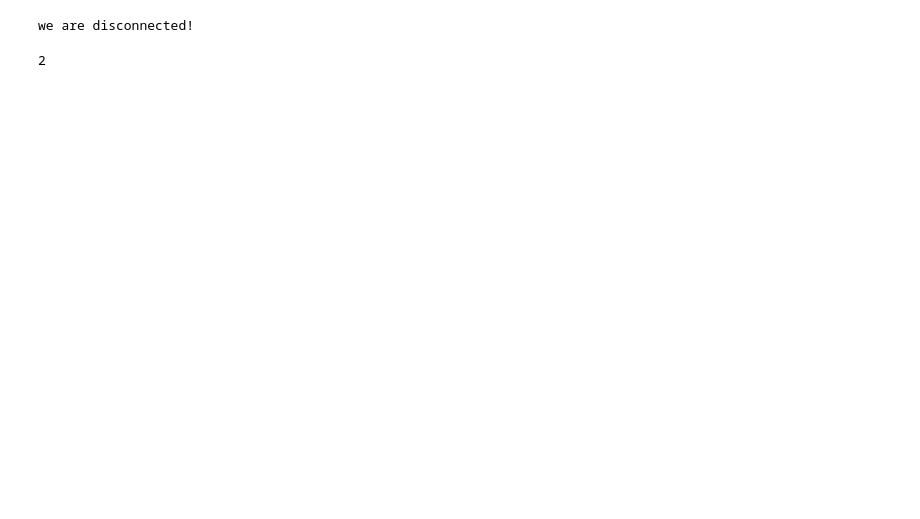
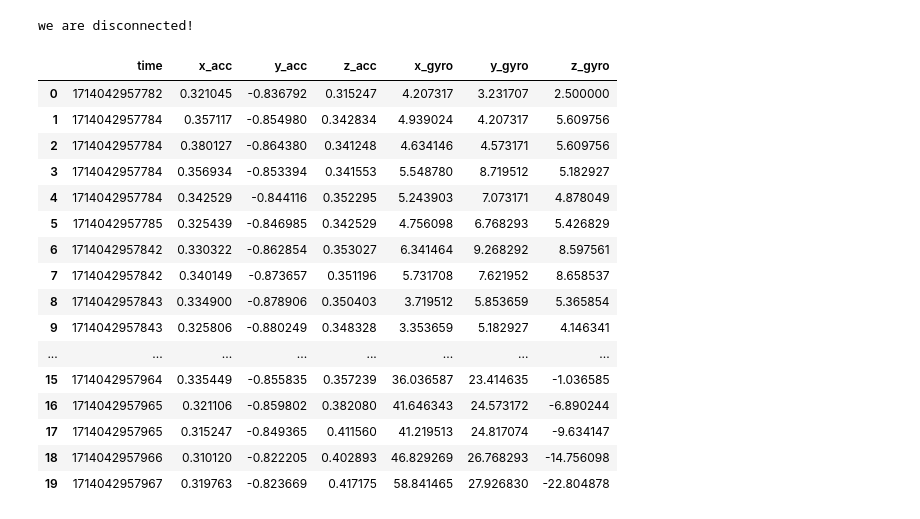
Before and after one commit to jrspan/dobbelsteenbep, a Jupyter notebook: Project files/fuser test.ipynb, the cells around one changed output. Saved outputs shown, nothing was run; the diff lists cells and outputs as text; code cells hidden in the pictures; blank space fills up the shorter version.

```diff
--- a/Project files/fuser test.ipynb
+++ b/Project files/fuser test.ipynb
@@ -12,14 +13,25 @@ device_address = 'D4:06:BD:85:8F:23'
 device = MetaWear(device_address)
 device.connect()
 # %%
-class Data_array(Structure):
-    _fields_ = [("count", c_int),
-                ("values", POINTER(c_float))]
+timestamps = []
+x_accs = []
+y_accs = []
+z_accs = []
+x_gyros = []
+y_gyros = []
+z_gyros = []
 
-# Callback for data handling
 def data_handler(context, data):
-    value = cast(data.contents.value, POINTER(Data_array)).contents
-    print(value)
+    values = parse_value(data, n_elem = 2)
+    timestamp = int(data.contents.epoch)
+    print("timestamp: %.1f, acc: (%.4f,%.4f,%.4f), gyro; (%.4f,%.4f,%.4f)" % (timestamp, values[0].x, values[0].y, values[0].z, values[1].x, values[1].y, values[1].z))
+    timestamps.append(timestamp)
+    x_accs.append(values[0].x)
+    y_accs.append(values[0].y)
+    z_accs.append(values[0].z)
+    x_gyros.append(values[1].x)
+    y_gyros.append(values[1].y)
+    z_gyros.append(values[1].z)
 # %%
 e = Event()
 callback = cbindings.FnVoid_VoidP_DataP(data_handler)
@@ -69,6 +97,33 @@ device.disconnect()
 # %% [output]
 we are disconnected!
 # %%
-print(cbindings.DataTypeId.CARTESIAN_FLOAT)
+
+
+#data_array = np.array([timestamps, x_accs, y_accs, z_accs, x_gyros, y_gyros, z_gyros])
+data_df = pd.DataFrame(columns=['time', 'x_acc', 'y_acc', 'z_acc', 'x_gyro', 'y_gyro', 'z_gyro'])
+
+data_df['time'] = timestamps
+data_df['x_acc'] = x_accs
+data_df['y_acc'] = y_accs
+data_df['z_acc'] = z_accs
+data_df['x_gyro'] = x_gyros
+data_df['y_gyro'] = y_gyros
+data_df['z_gyro'] = z_gyros
 # %% [output]
-2
+|  | time | x_acc | y_acc | z_acc | x_gyro | y_gyro | z_gyro |
+| 0 | 1714042957782 | 0.321045 | -0.836792 | 0.315247 | 4.207317 | 3.231707 | 2.500000 |
+| 1 | 1714042957784 | 0.357117 | -0.854980 | 0.342834 | 4.939024 | 4.207317 | 5.609756 |
+| 2 | 1714042957784 | 0.380127 | -0.864380 | 0.341248 | 4.634146 | 4.573171 | 5.609756 |
+| 3 | 1714042957784 | 0.356934 | -0.853394 | 0.341553 | 5.548780 | 8.719512 | 5.182927 |
+| 4 | 1714042957784 | 0.342529 | -0.844116 | 0.352295 | 5.243903 | 7.073171 | 4.878049 |
+| 5 | 1714042957785 | 0.325439 | -0.846985 | 0.342529 | 4.756098 | 6.768293 | 5.426829 |
+| 6 | 1714042957842 | 0.330322 | -0.862854 | 0.353027 | 6.341464 | 9.268292 | 8.597561 |
+| 7 | 1714042957842 | 0.340149 | -0.873657 | 0.351196 | 5.731708 | 7.621952 | 8.658537 |
+| 8 | 1714042957843 | 0.334900 | -0.878906 | 0.350403 | 3.719512 | 5.853659 | 5.365854 |
+| 9 | 1714042957843 | 0.325806 | -0.880249 | 0.348328 | 3.353659 | 5.182927 | 4.146341 |
+| ... | ... | ... | ... | ... | ... | ... | ... |
+| 15 | 1714042957964 | 0.335449 | -0.855835 | 0.357239 | 36.036587 | 23.414635 | -1.036585 |
+| 16 | 1714042957965 | 0.321106 | -0.859802 | 0.382080 | 41.646343 | 24.573172 | -6.890244 |
+| 17 | 1714042957965 | 0.315247 | -0.849365 | 0.411560 | 41.219513 | 24.817074 | -9.634147 |
+| 18 | 1714042957966 | 0.310120 | -0.822205 | 0.402893 | 46.829269 | 26.768293 | -14.756098 |
+| 19 | 1714042957967 | 0.319763 | -0.823669 | 0.417175 | 58.841465 | 27.926830 | -22.804878 |
```
Also changed, not shown: parts of 2 cells of this notebook, 2 other files.
